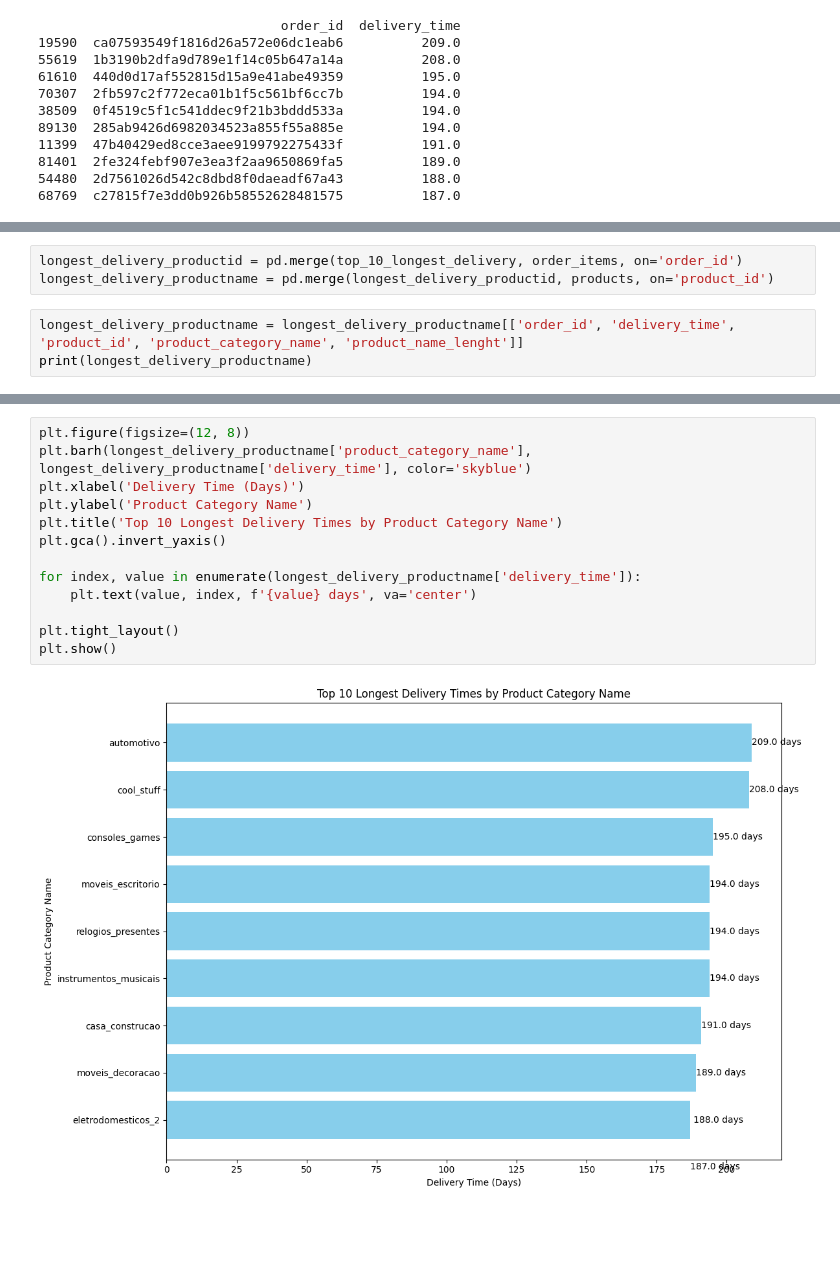
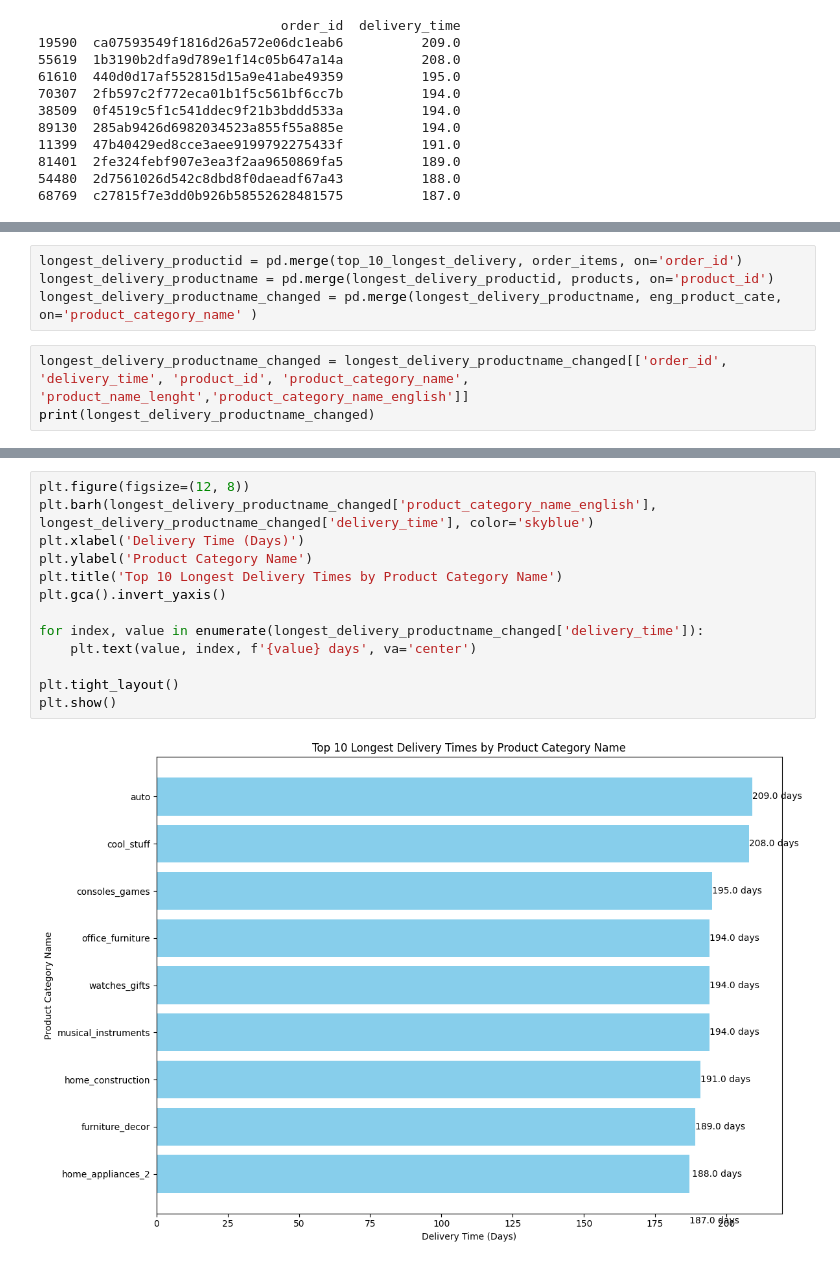
Before and after one commit to hasnaingandhi/DSCapstone, a Jupyter notebook: notebook.ipynb, the cells around one changed output, grey strips where cells are left out. Cells and saved outputs as stored; diff of their text form; blank space fills up the shorter version.

Commit message:
Updating with longest delivery times with english names

```diff
--- a/notebook.ipynb
+++ b/notebook.ipynb
@@ -263,9 +263,10 @@ products.head()
 # %%
 longest_delivery_productid = pd.merge(top_10_longest_delivery, order_items, on='order_id')
 longest_delivery_productname = pd.merge(longest_delivery_productid, products, on='product_id')
+longest_delivery_productname_changed = pd.merge(longest_delivery_productname, eng_product_cate, on='product_category_name' )
 # %%
-longest_delivery_productname = longest_delivery_productname[['order_id', 'delivery_time', 'product_id', 'product_category_name', 'product_name_lenght']]
-print(longest_delivery_productname)
+longest_delivery_productname_changed = longest_delivery_productname_changed[['order_id', 'delivery_time', 'product_id', 'product_category_name', 'product_name_lenght','product_category_name_english']]
+print(longest_delivery_productname_changed)
 # %% [output]
                            order_id  delivery_time  \
 0  ca07593549f1816d26a572e06dc1eab6          209.0
@@ -287,15 +288,15 @@ print(longest_delivery_productname)
 # %%
 plt.figure(figsize=(12, 8))
-plt.barh(longest_delivery_productname['product_category_name'], longest_delivery_productname['delivery_time'], color='skyblue')
+plt.barh(longest_delivery_productname_changed['product_category_name_english'], longest_delivery_productname_changed['delivery_time'], color='skyblue')
 plt.xlabel('Delivery Time (Days)')
 plt.ylabel('Product Category Name')
 plt.title('Top 10 Longest Delivery Times by Product Category Name')
 plt.gca().invert_yaxis()
 
-for index, value in enumerate(longest_delivery_productname['delivery_time']):
+for index, value in enumerate(longest_delivery_productname_changed['delivery_time']):
     plt.text(value, index, f'{value} days', va='center')
 
 plt.tight_layout()
 plt.show()
 # %% [output]
-[figure, old version]
+[figure, new version]
```
Also changed, not shown: parts of 1 cell of this notebook.
